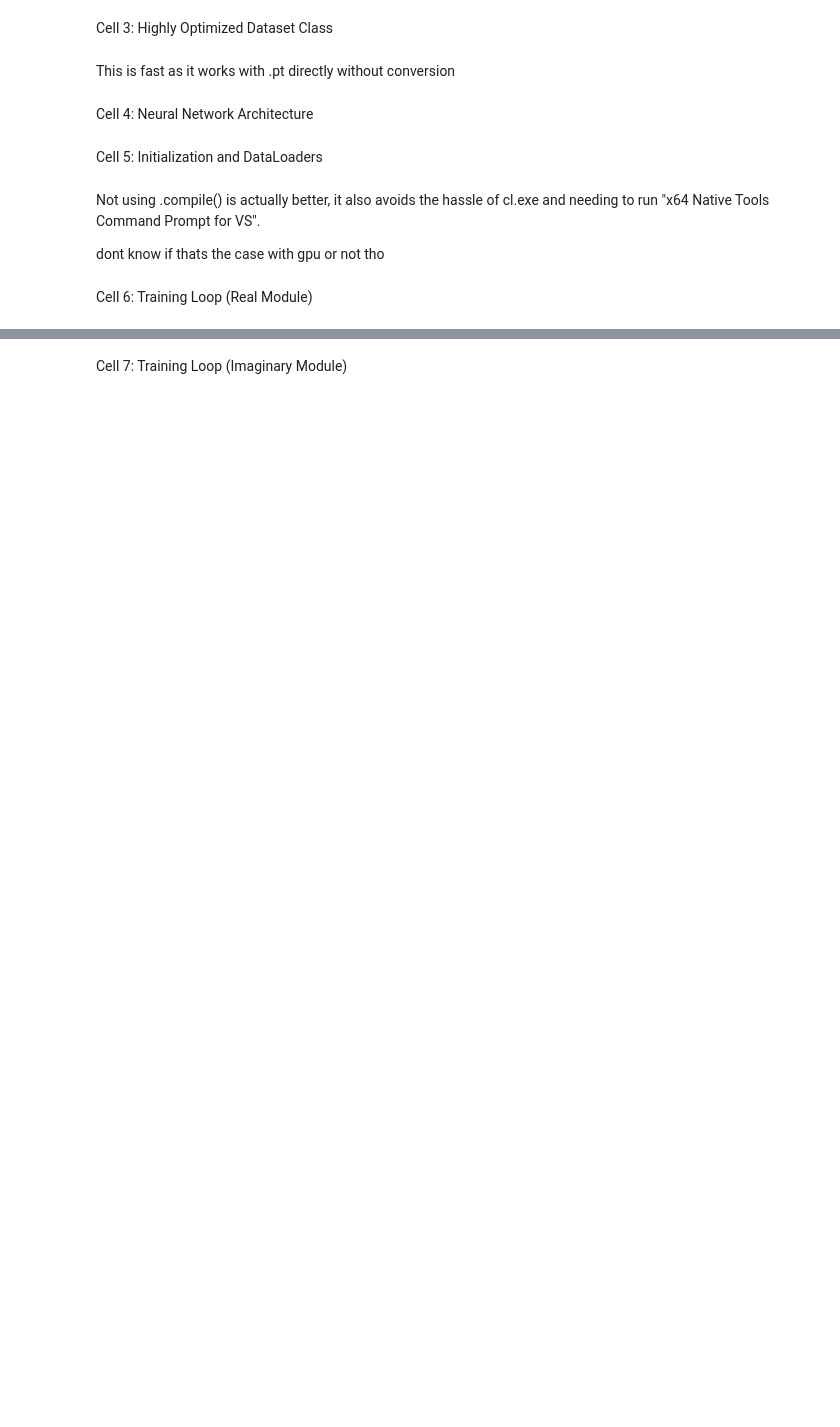
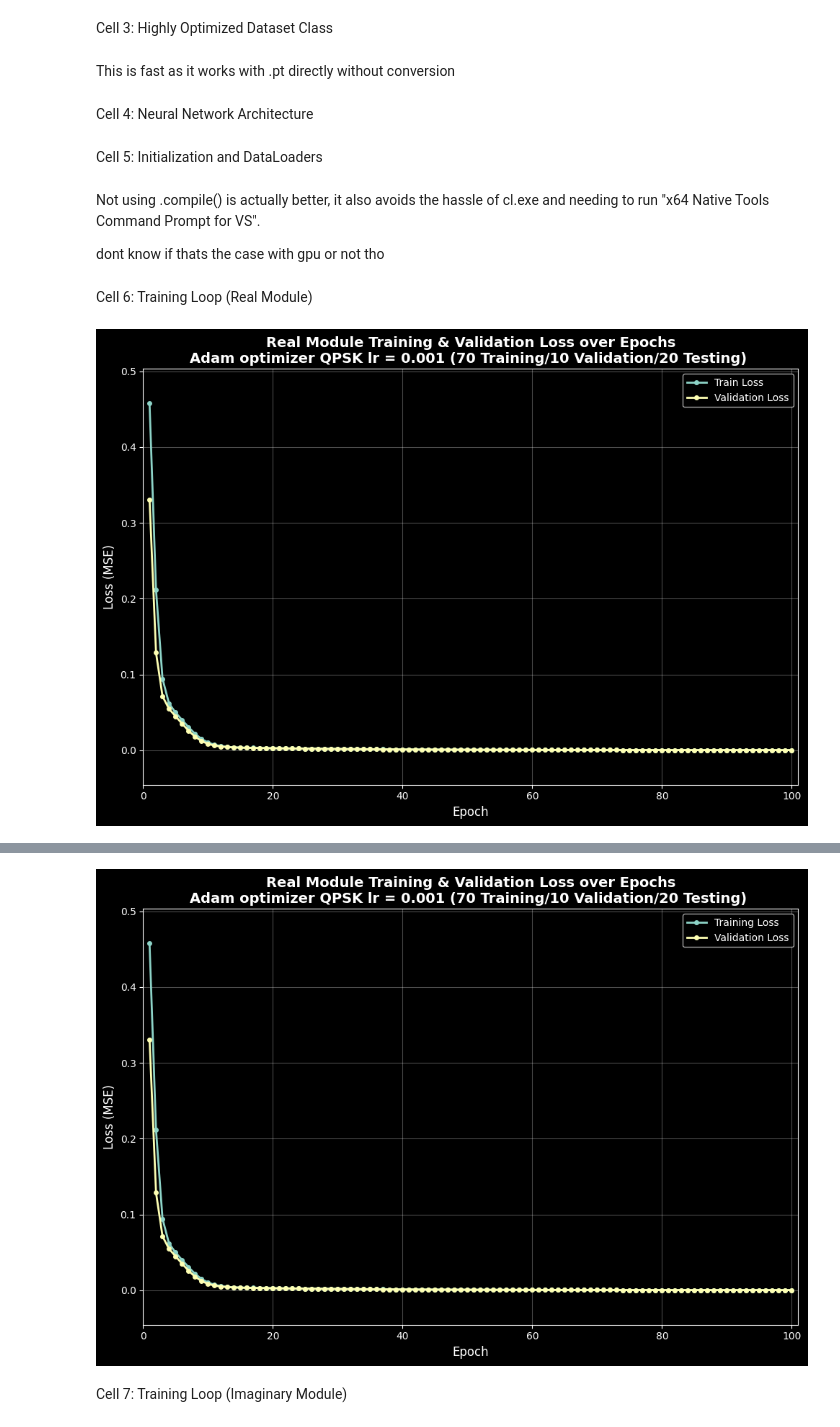
Before and after one commit to skipcl4ss/ml-ofdm-papr-reduction, a Jupyter notebook: nnicf.ipynb, the cells around one changed output, grey strips where cells are left out. Drawn from its saved outputs; the diff is of its cells as text; code cells hidden in the pictures; blank space fills up the shorter version.

Commit message:
split data into train/val/test instead of just train/test, add functions that plot signal in time domain and symbol constellation

```diff
--- a/nnicf.ipynb
+++ b/nnicf.ipynb
@@ -135,7 +153,7 @@ class FastOFDMDataset(Dataset):
 
     def __getitem__(self, idx):
         # Instantly loads the pre-normalized tensors directly into memory!
-        file_path = os.path.join(self.folder_path, f"{mod}_tx_rx_32_part_{idx:02d}_{self.part}.pt")
+        file_path = os.path.join(self.folder_path, f"{mod}_tx_rx_part_{idx:02d}_{self.part}.pt")
         # Load the dictionary
         data_pkg = torch.load(file_path, weights_only=False)
 
@@ -222,16 +262,20 @@ Cell 6: Training Loop (Real Module)
 # * in new architectur, takes ~30s per epoch for Adam optimizer, and ~60s per epoch for LGBFGS optimizer
 # * in old architecture, takes ~10s per epoch for Adam optimizer
 print("--- Starting Training for the Real NN Module ---")
-loss_history = []  # Track losses for graphing
+train_loss_history = []  # Track losses for graphing
+val_loss_history = []
 log_lines = []
 total_time = 0
+train_time = 0
+val_time = 0
 
 # ! if using .compile(), it is expected for the first epoch to take longer
 for epoch in range(1, epochs + 1):
     start = time.time()
-    epoch_loss = 0.0
+    epoch_train_loss = 0.0
+
+    # Training
     Mod_Re_NN.train()
-
     for X_batch, Y_batch, _, _, _, _ in train_loader_real:
         # Transfer data to GPU if possible
         X_batch, Y_batch = X_batch.to(device, non_blocking=True), Y_batch.to(device, non_blocking=True)
@@ -247,7 +291,7 @@ for epoch in range(1, epochs + 1):
             loss = criterion(predictions, Y_batch_flat)
             loss.backward()
             optimizer_real.step()
-            epoch_loss += loss.item()
+            epoch_train_loss += loss.item()
         # elif opt == "LBFGS" or opt == "LM:
         elif opt == "LBFGS":
             # L-BFGS and LM require a "closure" function to recalculate the loss, but for LM it is often required to return the unreduced residuals
@@ -265,46 +309,70 @@ for epoch in range(1, epochs + 1):
             # Pass the closure to the optimizer
             optimizer_real.step(closure)
             # To track the loss for your graphs, you have to call it once outside
-            epoch_loss += closure().item()
+            epoch_train_loss += closure().item()
 
-    avg_loss = epoch_loss / len(train_loader_real)
-    loss_history.append(avg_loss)  # Store loss for this epoch
+    avg_train_loss = epoch_train_loss / len(train_loader_real)
+    train_loss_history.append(avg_train_loss)  # Store loss for this epoch
+
+    middle = time.time()
+
+    # Validation
+    Mod_Re_NN.eval()
+    epoch_val_loss = 0.0
+    with torch.no_grad():
+        for X_val, Y_val, _, _, _, _ in val_loader_real:
+            X_val, Y_val = X_val.to(device, non_blocking=True), Y_val.to(device, non_blocking=True)
+            predictions = Mod_Re_NN(X_val.view(-1, 1))
+            val_loss = criterion(predictions, Y_val.view(-1, 1))
+            epoch_val_loss += val_loss.item()
+
+    avg_val_loss = epoch_val_loss / len(val_loader_real)
+    val_loss_history.append(avg_val_loss)
 
     end = time.time()
+
+    train_time += middle - start
+    val_time += end - middle
     total_time += end - start
-    line = f'Real Module | Epoch {epoch}/{epochs} | Loss: {avg_loss:.6f} | Time: {end - start:.2f} seconds'
+    line = f'Real Module | Epoch {epoch}/{epochs} | Train Loss: {avg_train_loss:.6f} | Val Loss {avg_val_loss:.6f} | Time: {end - start:.2f} seconds'
     log_lines.append(line)
 
     if epoch % 5 == 0 or epoch == epochs:
         clear_output(wait=True)
         plt.figure(figsize=(10, 7))
-        plt.plot(range(1, len(loss_history) + 1), loss_history, marker='o', linestyle='-', linewidth=2, markersize=4)
+        plt.plot(range(1, len(train_loss_history) + 1), train_loss_history, marker='o', linestyle='-', linewidth=2, markersize=4, label="Train Loss")
+        plt.plot(range(1, len(val_loss_history) + 1), val_loss_history, marker='o', linestyle='-', linewidth=2, markersize=4, label="Validation Loss")
         plt.xlabel('Epoch', fontsize=12)
         plt.ylabel('Loss (MSE)', fontsize=12)
-        plt.title(f'Real Module Training Loss over Epochs\n{params}', fontsize=14, fontweight='bold')
+        plt.legend()
+        plt.title(f'Real Module Training & Validation Loss over Epochs\n{params}', fontsize=14, fontweight='bold')
         plt.xlim([0, epochs + 1])
-        margin = (max(loss_history) - min(loss_history)) * 0.1 if len(loss_history) > 1 else 0.1
-        plt.ylim([min(loss_history) - margin, max(loss_history) + margin])
+        margin = (max(train_loss_history) - min(train_loss_history)) * 0.1 if len(train_loss_history) > 1 else 0.1
+        plt.ylim([min(train_loss_history) - margin, max(train_loss_history) + margin])
         plt.grid(True, alpha=0.3)
         plt.tight_layout()
         plt.show()
         print(*log_lines, sep='\n')
     else:
         print(line)
 
 
-print(f'Real NN Module Training Complete in {int(total_time // 60)}:{total_time % 60:.1f} minutes!')
+print(f'Real NN Module Training Complete in {int(total_time // 60)}:{total_time % 60:.1f} minutes! ({int(train_time // 60)}:{train_time % 60:.1f} minutes in training and {int(val_time // 60)}:{val_time % 60:.1f} minutes in validation)')
 
 # Plot loss vs epoch
 plt.figure(figsize=(10, 7))
-plt.plot(range(1, epochs + 1), loss_history, marker='o', linestyle='-', linewidth=2, markersize=4)
+plt.plot(range(1, epochs + 1), train_loss_history, marker='o', linestyle='-', linewidth=2, markersize=4, label="Training Loss")
+plt.plot(range(1, epochs + 1), val_loss_history, marker='o', linestyle='-', linewidth=2, markersize=4, label="Validation Loss")
 plt.xlabel('Epoch', fontsize=12)
 plt.ylabel('Loss (MSE)', fontsize=12)
-plt.title(f'Real Module Training Loss over Epochs\n{params}', fontsize=14, fontweight='bold')
+plt.legend()
+plt.title(f'Real Module Training & Validation Loss over Epochs\n{params}', fontsize=14, fontweight='bold')
 plt.xlim([0, epochs + 1])
-margin = (max(loss_history) - min(loss_history)) * 0.1
-plt.ylim([min(loss_history) - margin, max(loss_history) + margin])
+margin = (max(train_loss_history) - min(train_loss_history)) * 0.1
+plt.ylim([min(train_loss_history) - margin, max(train_loss_history) + margin])
 plt.grid(True, alpha=0.3)
 plt.tight_layout()
-plt.savefig(os.path.join(graph_dir, f"{opt}_{mod}_real_loss_{train_test_str}_{lr_str}.png"), dpi=150)
+plt.savefig(os.path.join(graph_dir, f"{opt}_{mod}_real_loss_{train_val_test_str}_{lr_str}.png"), dpi=150)
 plt.show()
+# %% [output]
+[figure, added]
@@ -311,3 +396,4 @@ plt.show()
+[figure, added]
 # %% [markdown]
 Cell 7: Training Loop (Imaginary Module)
 # %%
```
Also changed, not shown: parts of 9 cells of this notebook, 6 other files.
